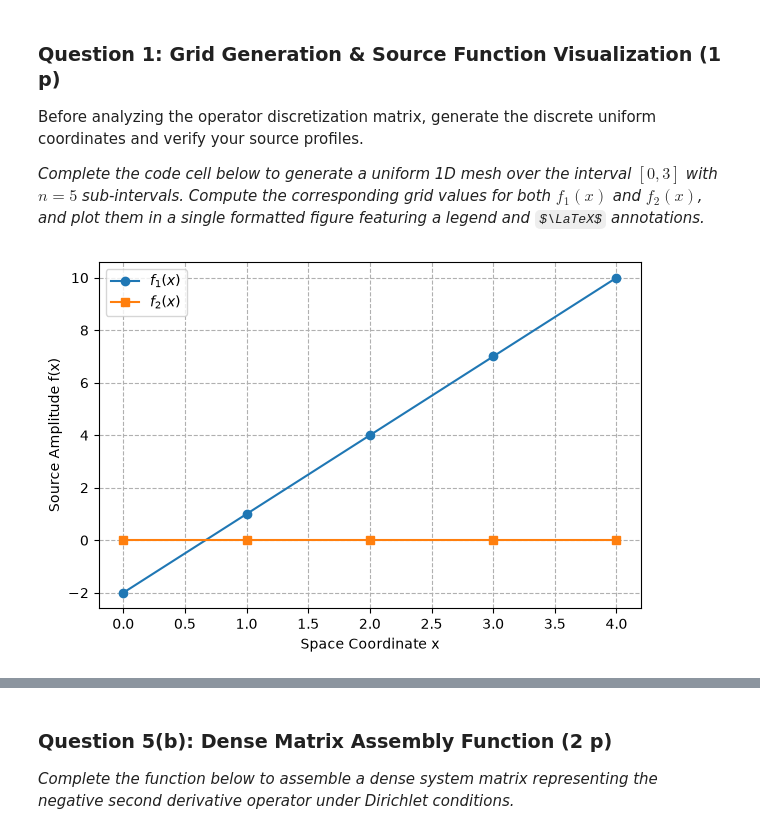
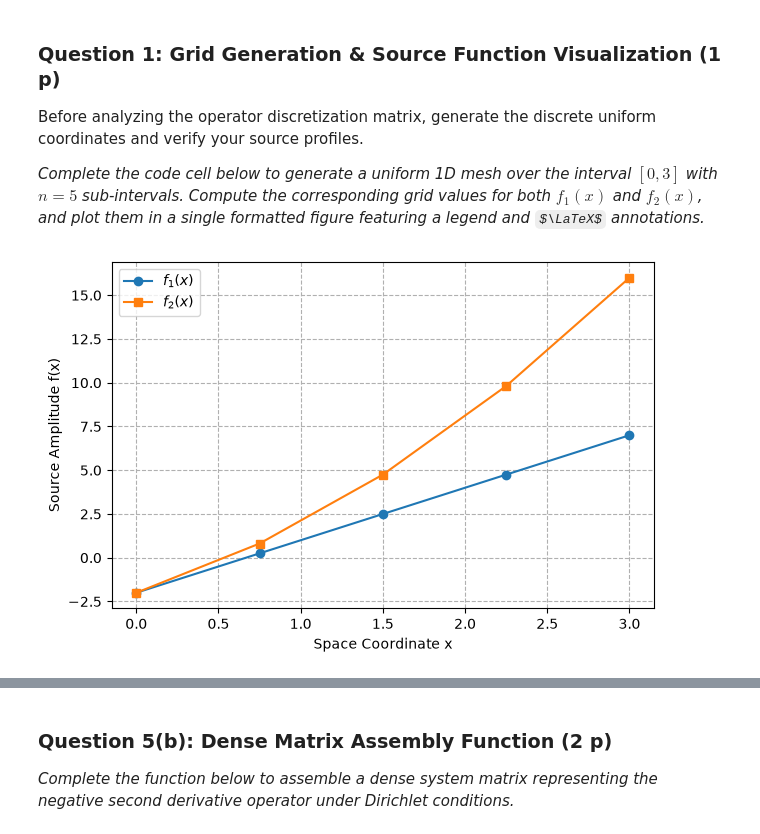
Before and after one commit to TychoRietman/TW3730TU-Assignments, a Jupyter notebook: Assignment-2.ipynb, the cells around one changed output, grey strips where cells are left out. Saved outputs shown, nothing was run; the diff lists cells and outputs as text; code cells hidden in the pictures; some formulas as TeX source.

```diff
--- a/Assignment-2.ipynb
+++ b/Assignment-2.ipynb
@@ -20,30 +20,30 @@ Before analyzing the operator discretization matrix, generate the discrete unifo
 # %%
 import numpy as np
 import matplotlib.pyplot as plt
 
 # -------------------------------------------------------------------------
 # TODO: Step 1. Define the analytical source functions as python Callables
 def f1(x):
     return 3 * x - 2
 
 def f2(x):
     # YOUR CODE HERE: Implement the second source function
-    return np.zeros_like(x)
+    return x**2 + 3*x - 2
 # -------------------------------------------------------------------------
 
 # Step 2. Construct the grid mesh array
 n = 5
 L = 3.0
-x_mesh = np.array([0,1,2,3,4]) # REPLACE THIS WITH np.linspace() for the actual grid
+x_mesh = np.linspace(0, L, n) # REPLACE THIS WITH np.linspace() for the actual grid
 
 # Step 3. Generate your evaluation plot using your functions
 plt.figure(figsize=(7, 4.5))
 plt.plot(x_mesh, f1(x_mesh), '-o', label=r'$f_1(x)$')
 plt.plot(x_mesh, f2(x_mesh), '-s', label=r'$f_2(x)$')
 plt.xlabel('Space Coordinate x')
 plt.ylabel('Source Amplitude f(x)')
 plt.legend()
 plt.grid(True, ls='--')
 plt.show()
 # %% [output]
-[figure, old version]
+[figure, new version]
```
Also changed, not shown: parts of 17 cells of this notebook.
